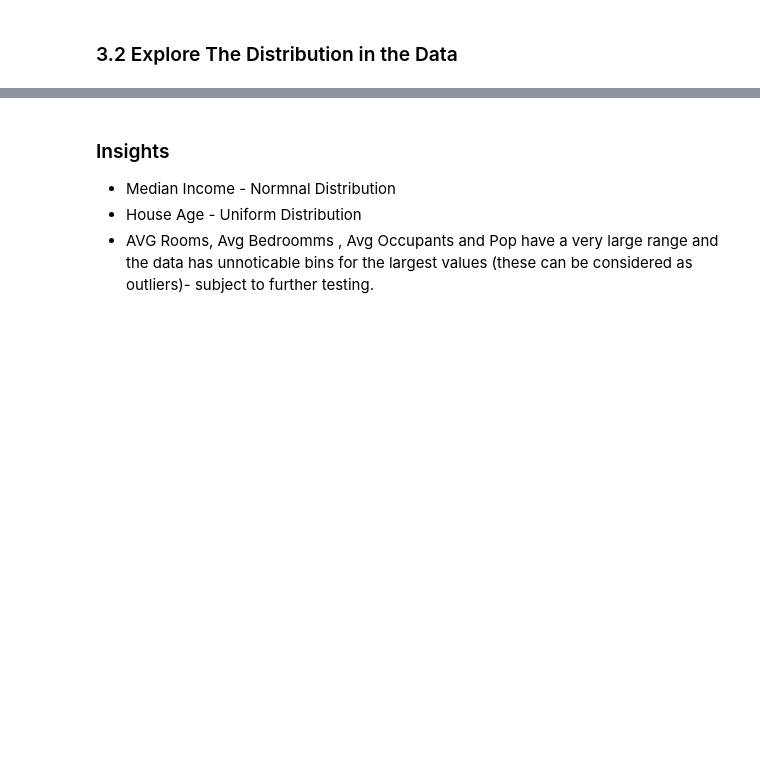
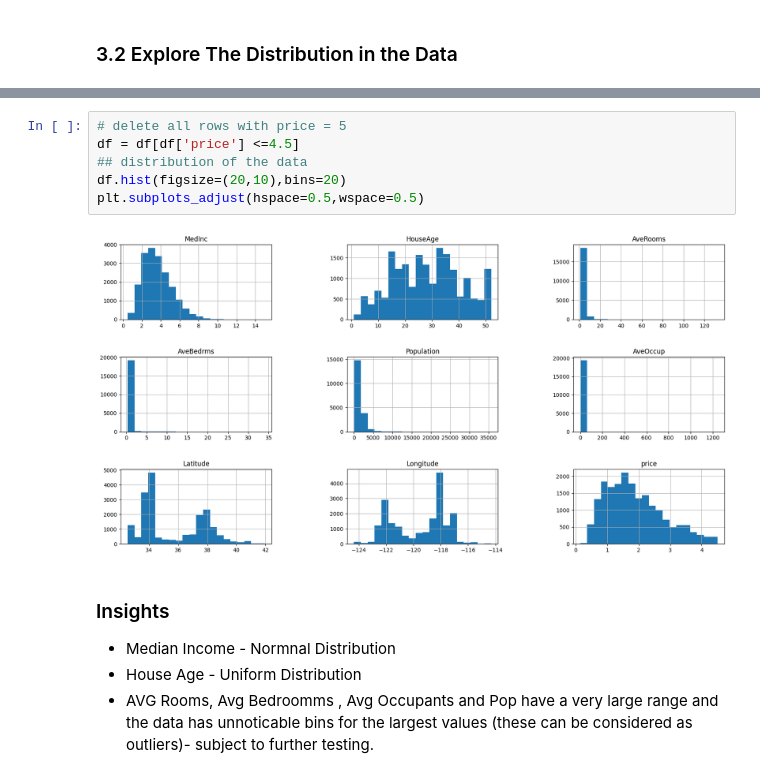
Before and after one commit to okothchristopher/machine-learning-projects, a Jupyter notebook: 02. Week 2 Regression Project/Regression Project 2/Carlifonia House Price Regression Analysis.ipynb, the cells around one changed output, grey strips where cells are left out. Drawn from its saved outputs; the diff is of its cells as text; blank space fills up the shorter version.

```diff
--- a/02. Week 2 Regression Project/Regression Project 2/Carlifonia House Price Regression Analysis.ipynb
+++ b/02. Week 2 Regression Project/Regression Project 2/Carlifonia House Price Regression Analysis.ipynb
@@ -72,6 +74,14 @@ df.hist(figsize=(20,10),bins=20)
 plt.subplots_adjust(hspace=0.5,wspace=0.5)
 # %% [output]
 [figure]
+# %%
+# delete all rows with price = 5
+df = df[df['price'] <=4.5]
+## distribution of the data
+df.hist(figsize=(20,10),bins=20)
+plt.subplots_adjust(hspace=0.5,wspace=0.5)
+# %% [output]
+[figure, added]
 # %% [markdown]
 ### Insights
 - Median Income - Normnal Distribution
```
Also changed, not shown: parts of 29 cells of this notebook, 27 other files.
